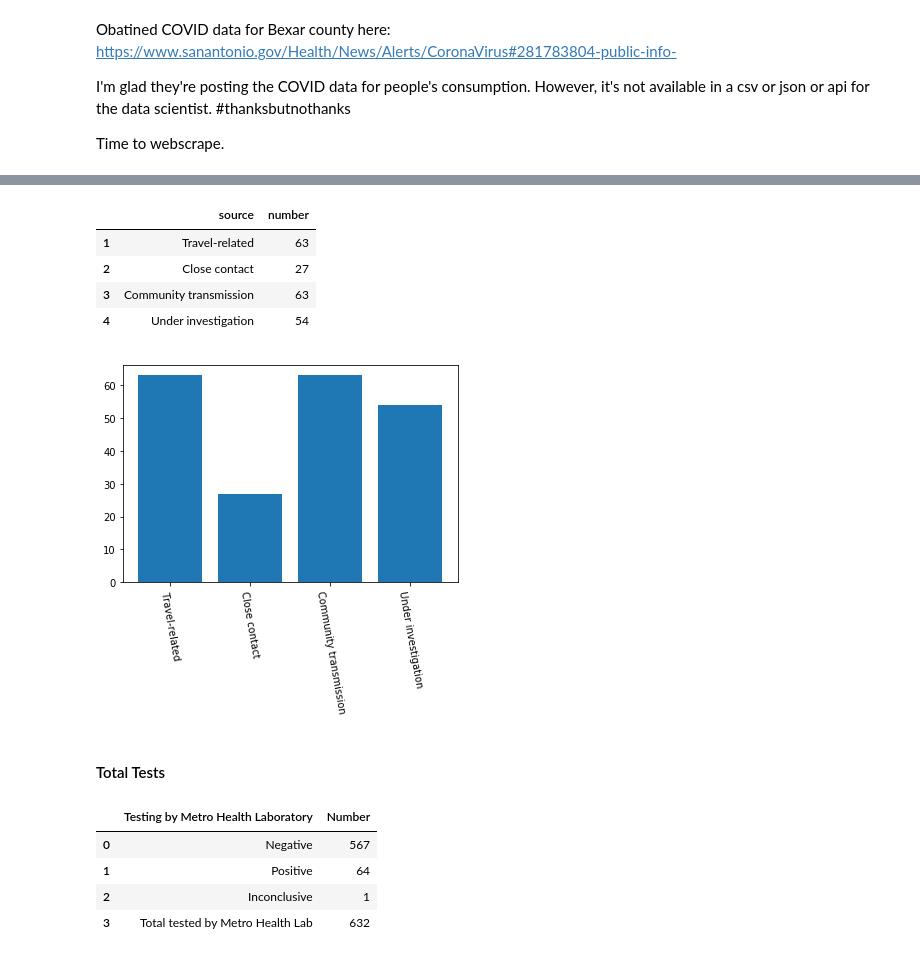
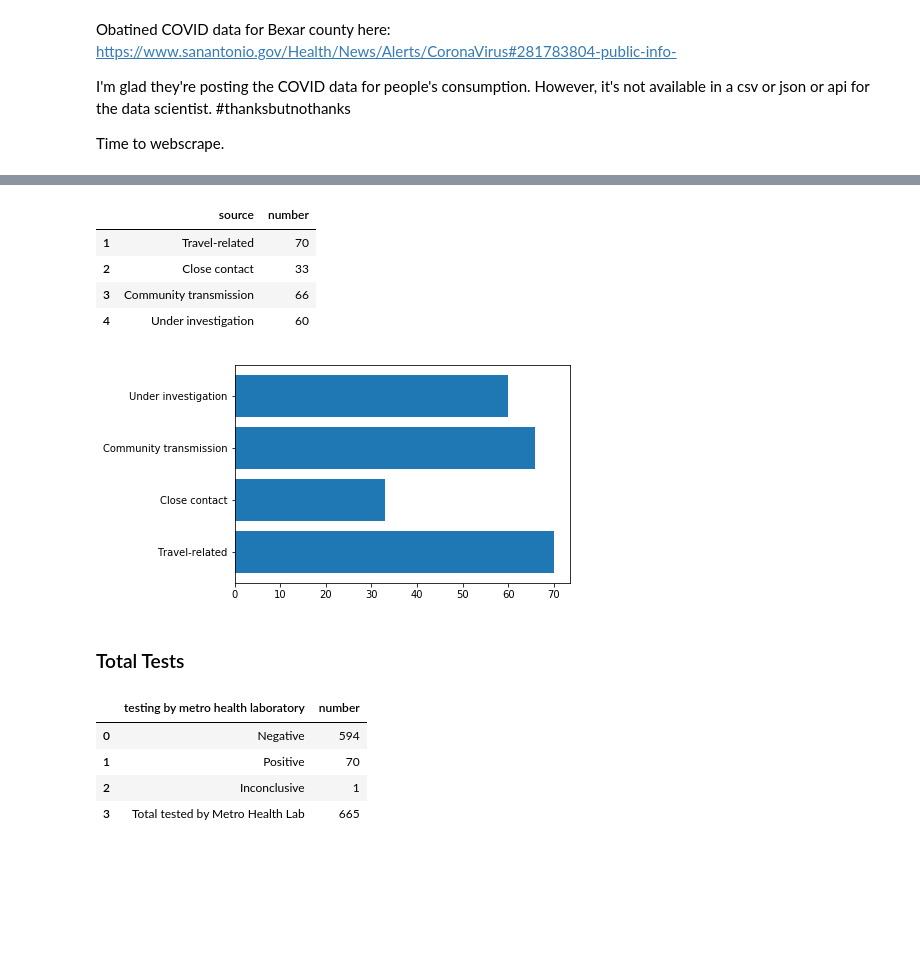
Before and after one commit to misty-garcia/covid, a Jupyter notebook: san_antonio_data.ipynb, the cells around one changed output, grey strips where cells are left out. Drawn from its saved outputs; the diff is of its cells as text; code cells hidden in the pictures; blank space fills up the shorter version.

```diff
--- a/san_antonio_data.ipynb
+++ b/san_antonio_data.ipynb
@@ -43,12 +43,14 @@ def make_df(table_no):
         for title in titles[:2]:
             title = title.text
             title = re.sub('\n\s+',' ',title)
+            title = title.lower()
             header.append(title)
 
     #create body
     rows = table_body.find_all('tr')
     for row in rows:
         name = row.find('th').text
+        name = re.sub('\n\s+', '', name)
         name = name.strip()
 
         col = row.find('td').text
@@ -85,28 +75,27 @@ memory usage: 208.0+ bytes
 # %%
-df = df.rename(columns={"Case Status and Source of Exposure":"source","Number":"number"})
+df = df.rename(columns={"case status and source of exposure":"source"})
 # %%
 subset = df.loc[1:,]
 subset
 # %% [output]
 |  | source | number |
-| 1 | Travel-related | 63 |
-| 2 | Close contact | 27 |
-| 3 | Community transmission | 63 |
-| 4 | Under investigation | 54 |
+| 1 | Travel-related | 70 |
+| 2 | Close contact | 33 |
+| 3 | Community transmission | 66 |
+| 4 | Under investigation | 60 |
 # %%
-plt.bar(subset.source,subset.number)
-plt.xticks(rotation=-80)
+plt.barh(subset.source,subset.number)
 plt.show()
 # %% [output]
-[figure, old version]
+[figure, new version]
 # %% [markdown]
-#### Total Tests
+### Total Tests
 # %%
-df = make_df(7)
+df = make_df(9)
 df
 # %% [output]
-|  | Testing by Metro Health Laboratory | Number |
-| 0 | Negative | 567 |
-| 1 | Positive | 64 |
+|  | testing by metro health laboratory | number |
+| 0 | Negative | 594 |
+| 1 | Positive | 70 |
 | 2 | Inconclusive | 1 |
-| 3 | Total tested by Metro Health Lab | 632 |
+| 3 | Total tested by Metro Health Lab | 665 |
```
Also changed, not shown: parts of 57 cells of this notebook.
